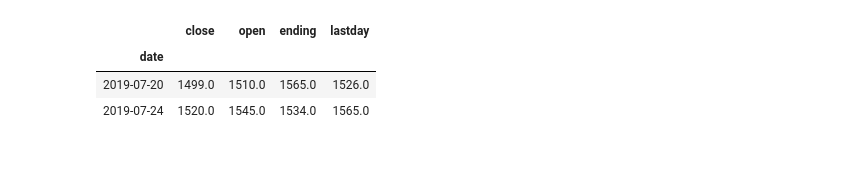
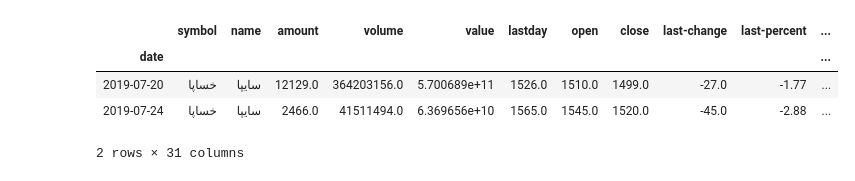
Before and after one commit to miladmirzazadeh/Parooo, a Jupyter notebook: trade_model.ipynb, the cells around one changed output. Drawn from its saved outputs; the diff is of its cells as text; code cells hidden in the pictures.

```diff
--- a/trade_model.ipynb
+++ b/trade_model.ipynb
@@ -9,6 +1,6 @@ df = dm.get(symbol, "1394-4-23", "1394-6-18")
 # %%
 # %%writefile trade_model.py
-
+import numpy as np
 import pandas as pd
 from khayyam import JalaliDate, JalaliDatetime
 
@@ -40,17 +32,16 @@ def add_adjust(df):
 
 def add_log_adj(df):
     adj = df.loc[df["adj_scale"] < 1].index
-    df["log_adj_open"] = df["open"]
-    df["log_adj_close"] = df["close"]
-    df["log_adj_ending"] = df["ending"]
-    df["log_adj_min"] = df["min"]
-    df["log_adj_max"] = df["max"]
-    adj_headers = ["log_adj_min", "log_adj_max", "log_adj_close", "log_adj_open", "log_adj_ending"]
-    for date in adj:
-        scale = df.loc[date, "adj_scale"]
-        df.loc[df.index[0]:date, adj_headers] = df.loc[df.index[0]:date, adj_headers].transform(lambda x: x * scale)
+    df["log_adj_open"] = np.log10(df["adj_open"])
+    df["log_adj_close"] = np.log10(df["adj_close"])
+    df["log_adj_ending"] = np.log10(df["adj_ending"])
+    df["log_adj_min"] = np.log10(df["adj_min"])
+    df["log_adj_max"] = np.log10(df["adj_max"])
 
 class DataModel:
+    TA_SYMBOLS = ["خپارس", "خكاوه", "فاسمين", "شبريز", "ونوين", "كنور", "ثشرق", "كاما", "ورنا", "خمحركه", "دامين",
+                  "خاور", "خپارس", "خودرو", "فجام", "وبصادر"]
+
     def __init__(self,data_location, file_names=[]):
         self.data_location = data_location;
         self.file_names = file_names;
@@ -98,4 +89,17 @@ class DataModel:
             e_date = end.split("-")
             end = JalaliDate(e_date[0], e_date[1], e_date[2]).todate()
         tmpdf = self.df.loc[start:end]
-        return tmpdf.loc[tmpdf["symbol"]==symbol].copy()
+        df = tmpdf.loc[tmpdf["symbol"]==symbol].copy()
+        add_adjust_scale(df)
+        add_adjust(df)
+        add_log_adj(df)
+        return df
+
+    def check_contains_name(self, symbol):
+        dm.df.loc[dm.df["symbol"].str.contains(symbol)==True]
+
+    def get_overal_corr(self, symbols):
+        df_corr = pd.DataFrame()
+        for symbol in symbols:
+            df_corr[f'{symbol}_log_adj_ending'] = self.get(symbol)["log_adj_ending"]
+        return df_corr.corr()
@@ -106,19 +108,19 @@ dm = DataModel("../xcels", ["master0.csv", "master1.csv"])
 dm.read()
 # %%
 symbol = "خساپا"
-# dm.get(symbol, "1381-12-27", "1382-01-20")
-
 df = dm.get(symbol,"1398-4-28", "1398-5-2")
 # df = dm.get(symbol)
 add_adjust_scale(df)
 abnormal = df[df["adj_scale"] < 1]
 for a in abnormal.index:
     print(JalaliDate(a), abnormal.loc[a, "adj_scale"])
 add_adjust(df)
 
 df.loc[:, ["close", "open", "ending", "lastday"]]
+df
 # %% [output]
-|  | close | open | ending | lastday |
-| date |  |  |  |  |
-| 2019-07-20 | 1499.0 | 1510.0 | 1565.0 | 1526.0 |
-| 2019-07-24 | 1520.0 | 1545.0 | 1534.0 | 1565.0 |
+|  | symbol | name | amount | volume | value | lastday | open | close | last-change | last-percent | ... |
+| date |  |  |  |  |  |  |  |  |  |  | ... |
+| 2019-07-20 | خساپا | سايپا | 12129.0 | 364203156.0 | 5.700689e+11 | 1526.0 | 1510.0 | 1499.0 | -27.0 | -1.77 | ... |
+| 2019-07-24 | خساپا | سايپا | 2466.0 | 41511494.0 | 6.369656e+10 | 1565.0 | 1545.0 | 1520.0 | -45.0 | -2.88 | ... |
+2 rows × 31 columns
```
Also changed, not shown: parts of 4 cells of this notebook, 6 other files.
